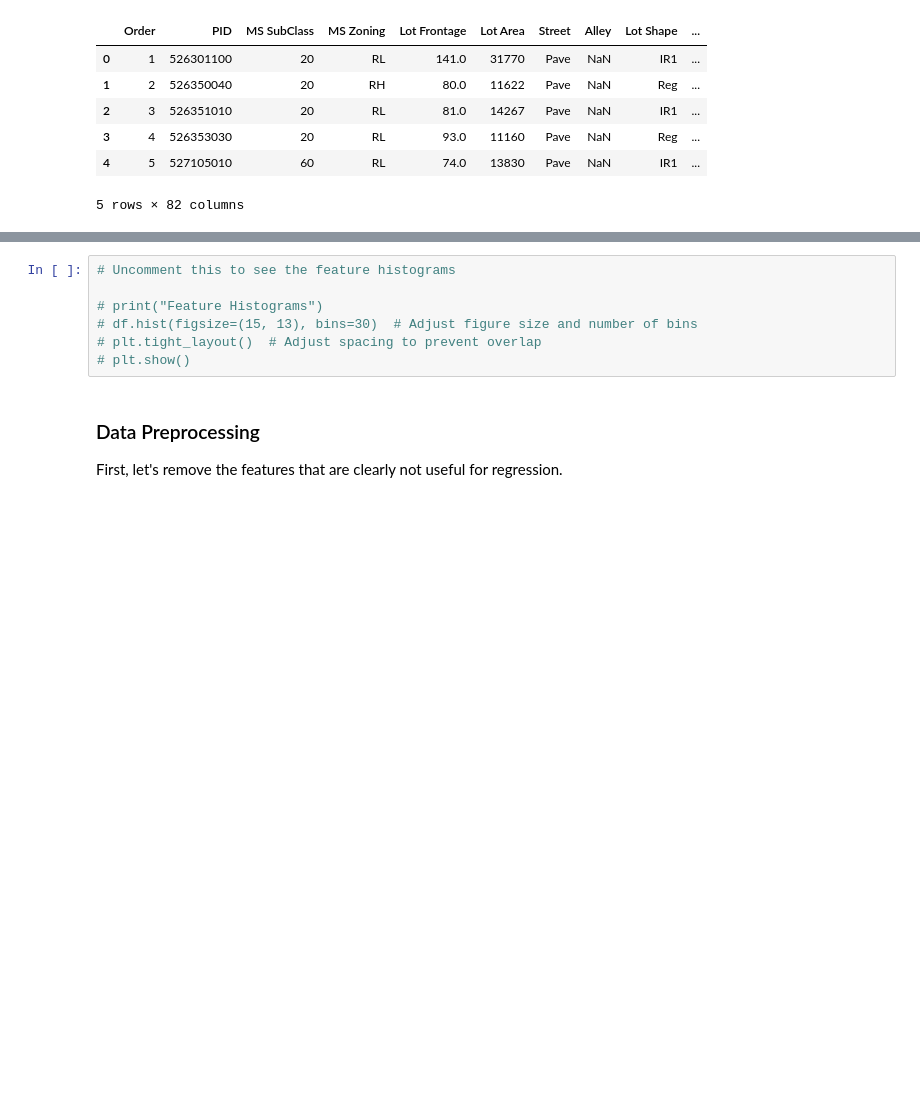
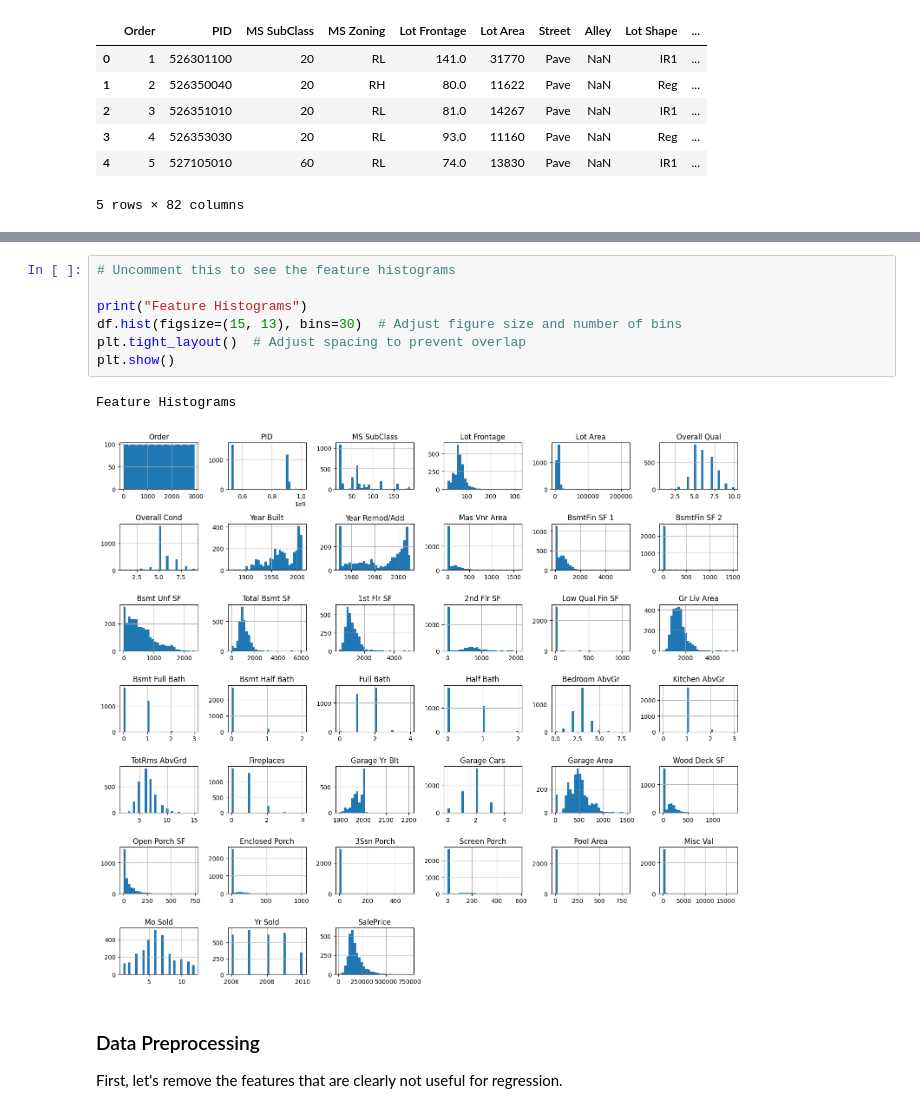
Before and after one commit to NicoleCarney/Module-3-Assignments, a Jupyter notebook: Homework_04.ipynb, the cells around one changed output, grey strips where cells are left out. Drawn from its saved outputs; the diff is of its cells as text; blank space fills up the shorter version.

```diff
--- a/Homework_04.ipynb
+++ b/Homework_04.ipynb
@@ -74,10 +92,13 @@ df.head()
 # %%
 # Uncomment this to see the feature histograms
 
-# print("Feature Histograms")
-# df.hist(figsize=(15, 13), bins=30)  # Adjust figure size and number of bins
-# plt.tight_layout()  # Adjust spacing to prevent overlap
-# plt.show()
+print("Feature Histograms")
+df.hist(figsize=(15, 13), bins=30)  # Adjust figure size and number of bins
+plt.tight_layout()  # Adjust spacing to prevent overlap
+plt.show()
+# %% [output]
+Feature Histograms
+[figure, added]
 # %% [markdown]
 ### Data Preprocessing
 
```
Also changed, not shown: parts of 16 cells of this notebook.
